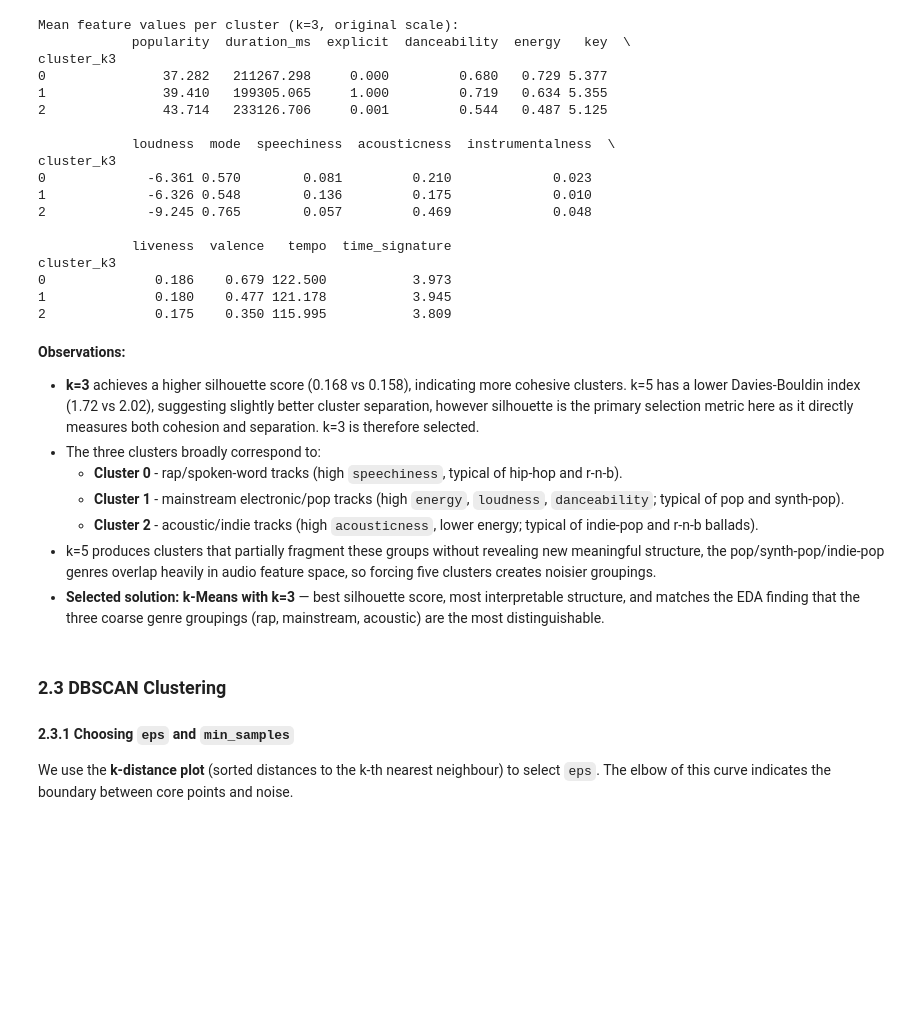
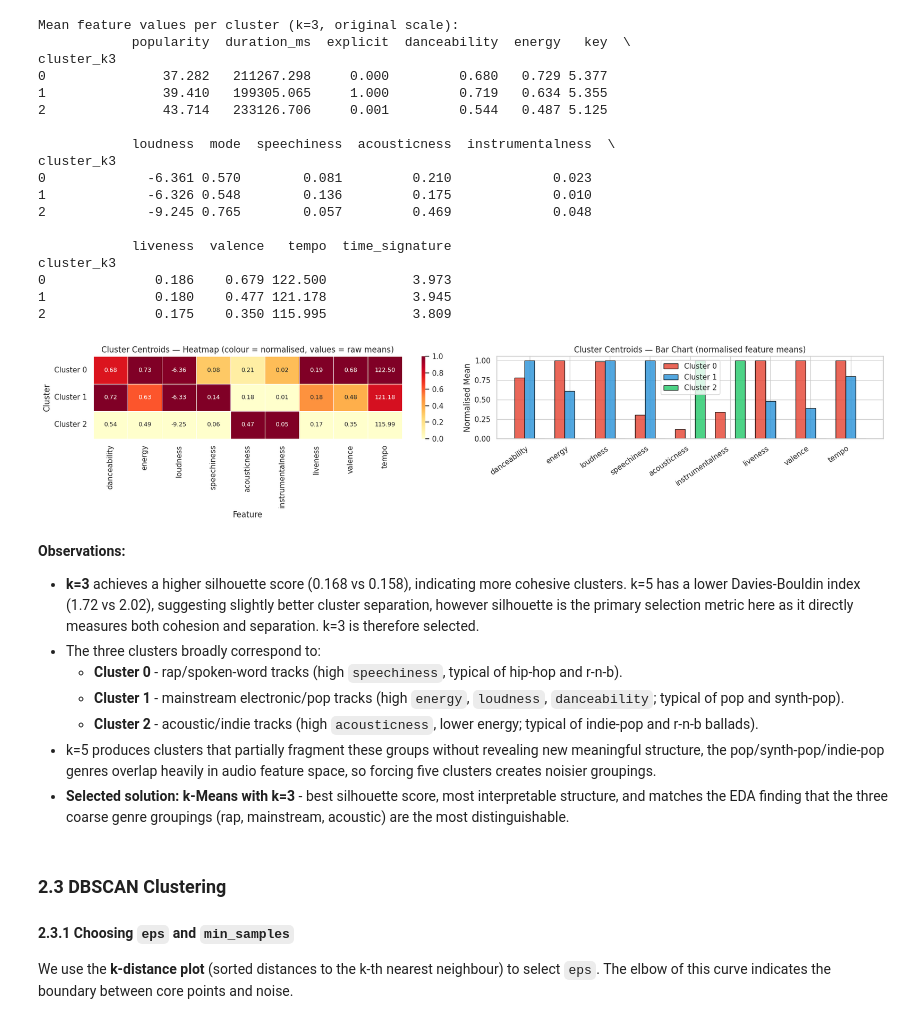
Before and after one commit to CallanMark/Data-Mining-Project, a Jupyter notebook: implementation.ipynb, the cells around one changed output. Saved outputs shown, nothing was run; the diff lists cells and outputs as text; code cells hidden in the pictures; blank space fills up the shorter version.

```diff
--- a/implementation.ipynb
+++ b/implementation.ipynb
@@ -718,6 +744,41 @@ cluster_k3
 0              0.186    0.679 122.500           3.973
 1              0.180    0.477 121.178           3.945
 2              0.175    0.350 115.995           3.809
+# %%
+# Centroid heatmap — mean feature values per cluster (k=3), original scale
+# Use a readable subset of features for the heatmap
+heatmap_features = ["danceability", "energy", "loudness", "speechiness",
+                    "acousticness", "instrumentalness", "liveness",
+                    "valence", "tempo"]
+
+centroid_df = df_eval.groupby("cluster_k3")[heatmap_features].mean()
+
+# Normalise 0-1 per feature so all columns are on the same scale
+centroid_norm = (centroid_df - centroid_df.min()) / (centroid_df.max() - centroid_df.min())
+
+fig, axes = plt.subplots(1, 2, figsize=(18, 4))
+
+# Heatmap (normalised values, raw means annotated)
+sns.heatmap(centroid_norm, annot=centroid_df.round(2), fmt=".2f",
+            cmap="YlOrRd", linewidths=0.5, ax=axes[0], annot_kws={"size": 9})
+axes[0].set_title("Cluster Centroids - Heatmap (colour = normalised, values = raw means)")
+axes[0].set_xlabel("Feature"); axes[0].set_ylabel("Cluster")
+axes[0].set_yticklabels(["Cluster 0", "Cluster 1", "Cluster 2"], rotation=0)
+
+# Grouped bar chart
+x     = np.arange(len(heatmap_features))
+width = 0.25
+for i, (idx, row) in enumerate(centroid_norm.iterrows()):
+    axes[1].bar(x + i * width, row.values, width,
+                label=f"Cluster {idx}", color=COLORS[i], alpha=0.85, edgecolor="black")
+axes[1].set_xticks(x + width)
+axes[1].set_xticklabels(heatmap_features, rotation=35, ha="right")
+axes[1].set_title("Cluster Centroids — Bar Chart (normalised feature means)")
+axes[1].set_ylabel("Normalised Mean"); axes[1].legend()
+
+plt.tight_layout(); plt.show()
+# %% [output]
+[figure, added]
 # %% [markdown]
 **Observations:**
 - **k=3** achieves a higher silhouette score (0.168 vs 0.158), indicating more cohesive clusters. k=5 has a lower Davies-Bouldin index (1.72 vs 2.02), suggesting slightly better cluster separation, however silhouette is the primary selection metric here as it directly measures both cohesion and separation. k=3 is therefore selected.
@@ -726,7 +787,7 @@ cluster_k3
   - **Cluster 1** - mainstream electronic/pop tracks (high `energy`, `loudness`, `danceability`; typical of pop and synth-pop).
   - **Cluster 2** - acoustic/indie tracks (high `acousticness`, lower energy; typical of indie-pop and r-n-b ballads).
 - k=5 produces clusters that partially fragment these groups without revealing new meaningful structure, the pop/synth-pop/indie-pop genres overlap heavily in audio feature space, so forcing five clusters creates noisier groupings.
-- **Selected solution: k-Means with k=3** — best silhouette score, most interpretable structure, and matches the EDA finding that the three coarse genre groupings (rap, mainstream, acoustic) are the most distinguishable.
+- **Selected solution: k-Means with k=3** - best silhouette score, most interpretable structure, and matches the EDA finding that the three coarse genre groupings (rap, mainstream, acoustic) are the most distinguishable.
 # %% [markdown]
 ### 2.3 DBSCAN Clustering
 
```
Also changed, not shown: parts of 18 cells of this notebook.
